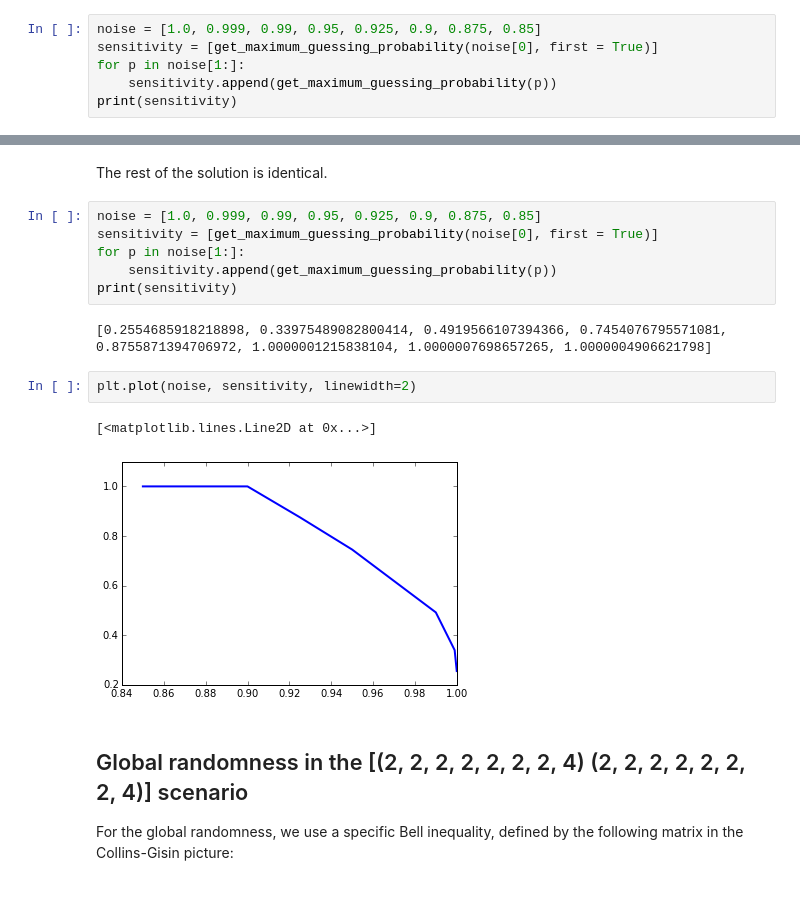
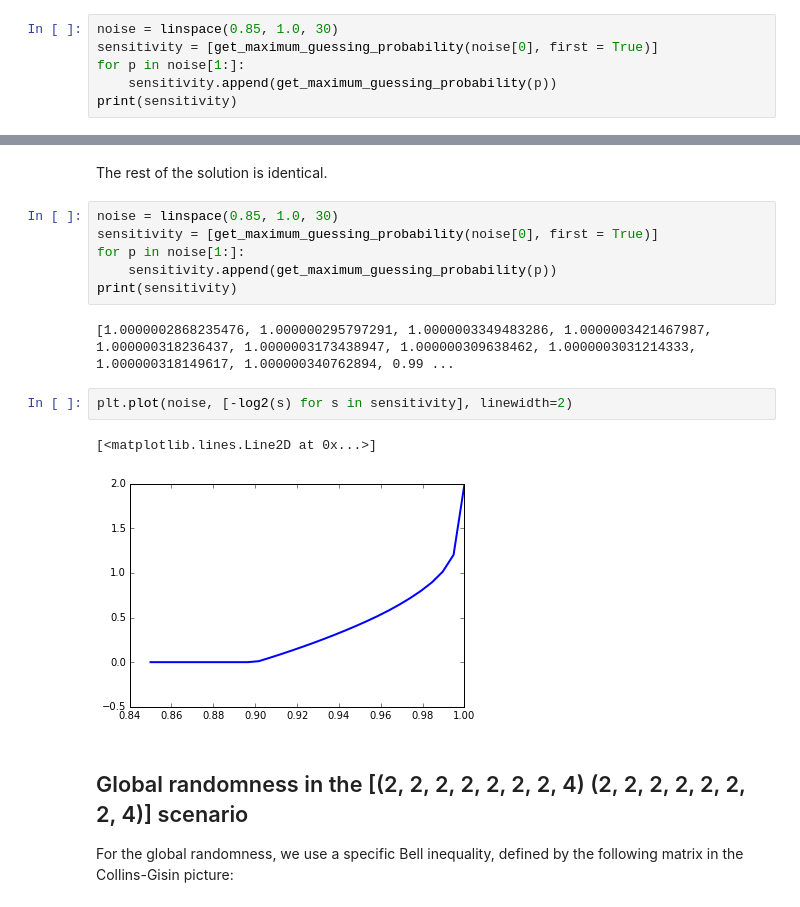
Before and after one commit to peterwittek/ipython-notebooks, a Jupyter notebook: Optimal randomness generation from entangled quantum states.ipynb, the cells around one changed output, grey strips where cells are left out. Cells and saved outputs as stored; diff of their text form.

```diff
--- a/Optimal randomness generation from entangled quantum states.ipynb
+++ b/Optimal randomness generation from entangled quantum states.ipynb
@@ -226,7 +226,7 @@ def get_maximum_guessing_probability(p, first=False):
 # %% [markdown]
 We call this function over a range of values to obtain the results. This can take over half an hour to calculate.
 # %%
-noise = [1.0, 0.999, 0.99, 0.95, 0.925, 0.9, 0.875, 0.85]
+noise = linspace(0.85, 1.0, 30)
 sensitivity = [get_maximum_guessing_probability(noise[0], first = True)]
 for p in noise[1:]:
     sensitivity.append(get_maximum_guessing_probability(p))
@@ -379,18 +379,18 @@ def get_maximum_guessing_probability(p, first=False):
 # %% [markdown]
 The rest of the solution is identical.
 # %%
-noise = [1.0, 0.999, 0.99, 0.95, 0.925, 0.9, 0.875, 0.85]
+noise = linspace(0.85, 1.0, 30)
 sensitivity = [get_maximum_guessing_probability(noise[0], first = True)]
 for p in noise[1:]:
     sensitivity.append(get_maximum_guessing_probability(p))
 print(sensitivity)
 # %% [output]
-[0.2554685918218898, 0.33975489082800414, 0.4919566107394366, 0.7454076795571081, 0.8755871394706972, 1.0000001215838104, 1.0000007698657265, 1.0000004906621798]
+[1.0000002868235476, 1.000000295797291, 1.0000003349483286, 1.0000003421467987, 1.000000318236437, 1.0000003173438947, 1.000000309638462, 1.0000003031214333, 1.000000318149617, 1.000000340762894, 0.99 ...
 # %%
-plt.plot(noise, sensitivity, linewidth=2)
+plt.plot(noise, [-log2(s) for s in sensitivity], linewidth=2)
 # %% [output]
 [<matplotlib.lines.Line2D at 0x...>]
-[figure, old version]
+[figure, new version]
 # %% [markdown]
 Global randomness in the [(2, 2, 2, 2, 2, 2, 2, 4) (2, 2, 2, 2, 2, 2, 2, 4)] scenario
 ------------------------------------------------------------------------------------------------------------------
```
Also changed, not shown: parts of 3 cells of this notebook.
